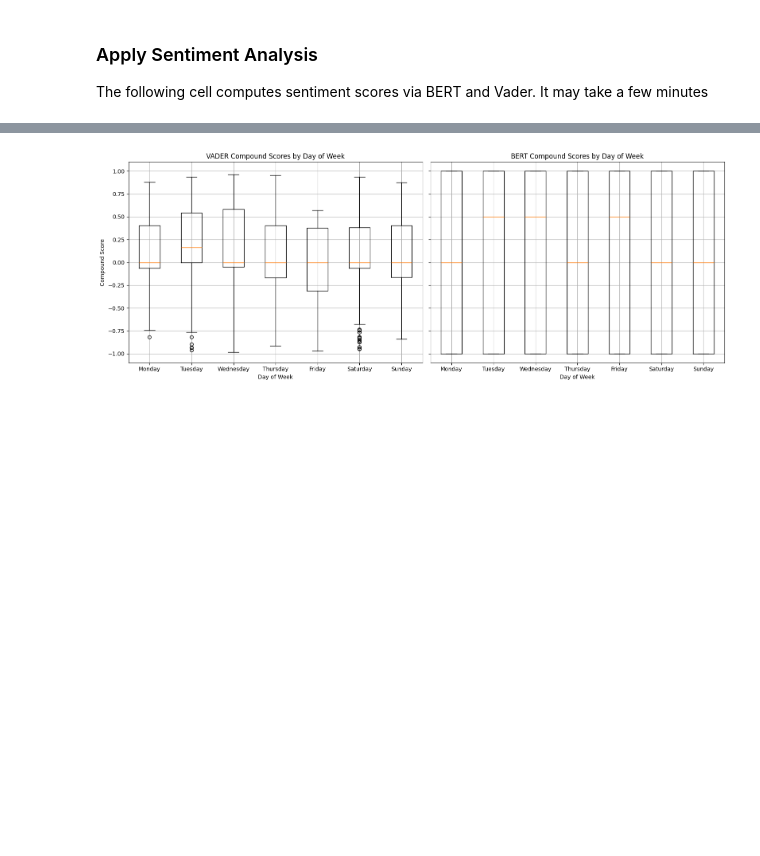
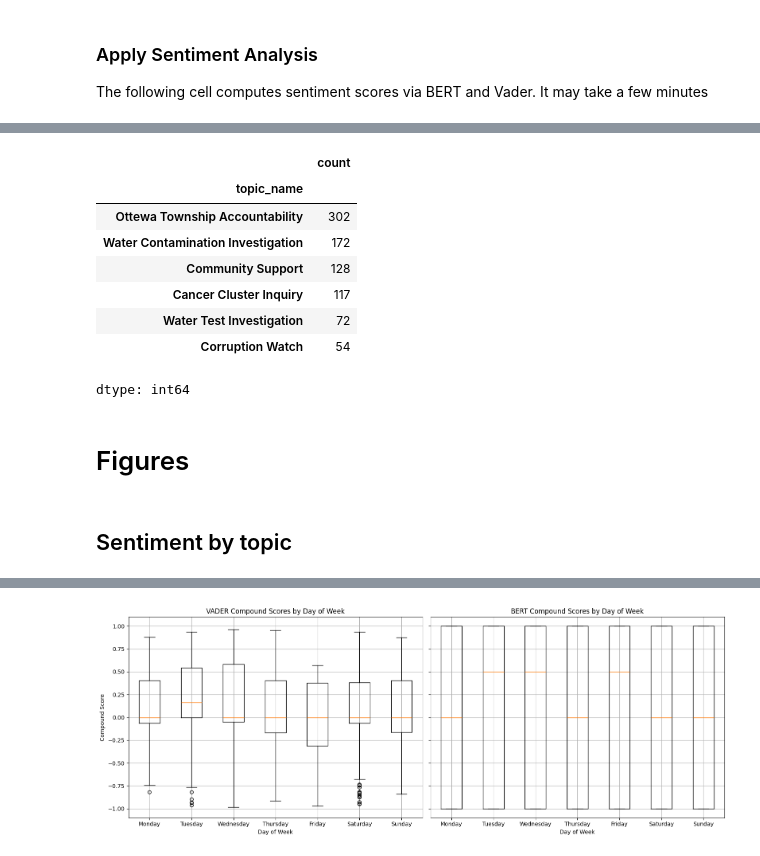
Before and after one commit to cmse802/OtsegoStoryProject, a Jupyter notebook: experiments/Final_Analysis_Results.ipynb, the cells around one changed output, grey strips where cells are left out. Saved outputs shown, nothing was run; the diff lists cells and outputs as text; code cells hidden in the pictures; blank space fills up the shorter version.

Commit message:
update analysis

```diff
--- a/experiments/Final_Analysis_Results.ipynb
+++ b/experiments/Final_Analysis_Results.ipynb
@@ -107,6 +124,8 @@ df['vader_compound'] = df['content'].apply(lambda x: vader.polarity_scores(x)['c
 # 3. Sentiment Analysis: BERT
 # -------------------------------
 # Initialize a BERT sentiment-analysis pipeline.
+
+
 bert_pipeline = pipeline("text-classification", model="nlptown/bert-base-multilingual-uncased-sentiment")
 
 def get_bert_compound(text):
@@ -121,5 +140,9 @@ def get_bert_compound(text):
     return compound
 
 # Apply BERT sentiment analysis (this may take a bit, depending on the dataset size)
-df['bert_compound'] = df['content'].apply(get_bert_compound)
+# df['bert_compound'] = df['content'].progress_apply(get_bert_compound)
+
+sentiment_pipeline = pipeline("sentiment-analysis")
+
+df['sentiment'] = df['content'].progress_apply(lambda x: sentiment_pipeline(x)[0]['label'])
 # %% [output]
@@ -187,0 +212,33 @@ model.top_n_words
+# %%
+def chat(prompt):
+  from transformers import pipeline
+
+  messages = [
+      {"role": "user", "content": prompt},
+  ]
+  output = pipe(messages)
+  return output[0]['generated_text'][-1]['content']
+
+def get_topic_info(model, topic_id, df, n_docs=10):
+  topic_docs = df[df['topic']==topic_id]
+  topic_docs = topic_docs.sample(min(n_docs, len(topic_docs)))
+  keywords = ', '.join([i for i in model.generate_topic_labels(nr_words=5) if int(i.split('_')[0]) == topic_id][0].split('_')[1:])
+  return topic_docs['content'].tolist(), keywords
+# %%
+
+topic_names = {}
+for topic_id in list(set(model.topics_)):
+  docs, keywords = get_topic_info(model, topic_id, df)
+
+  docs_str = "\n".join(docs)
+
+  prompt = docs_str + f"\n\nYou are an AI topic model. Above are a subset of facebook posts from a community environmental health advocacy group in Otsego, MI that follow a common theme. The theme has the key words \"{keywords}\". Please come up with a clear and accurate name representing the subject of what people are discussing in 5 words or less. Respond with just the name and nothing else."
+
+  print(prompt)
+
+  response = chat(prompt)
+  print(response)
+
+  topic_names[topic_id]=response.strip()
+
+df['topic_name'] = df['topic'].map(topic_names)
@@ -188,3 +263,19 @@ model.top_n_words
+# %%
+df['topic_name'].value_counts()
+# %% [output]
+|  | count |
+| topic_name |  |
+| Ottewa Township Accountability | 302 |
+| Water Contamination Investigation | 172 |
+| Community Support | 128 |
+| Cancer Cluster Inquiry | 117 |
+| Water Test Investigation | 72 |
+| Corruption Watch | 54 |
+dtype: int64
+# %% [markdown]
+# Figures
+# %% [markdown]
+## Sentiment by topic
 # %%
 import plotly.express as px
 import plotly.graph_objects as go
```
Also changed, not shown: parts of 18 cells of this notebook.
